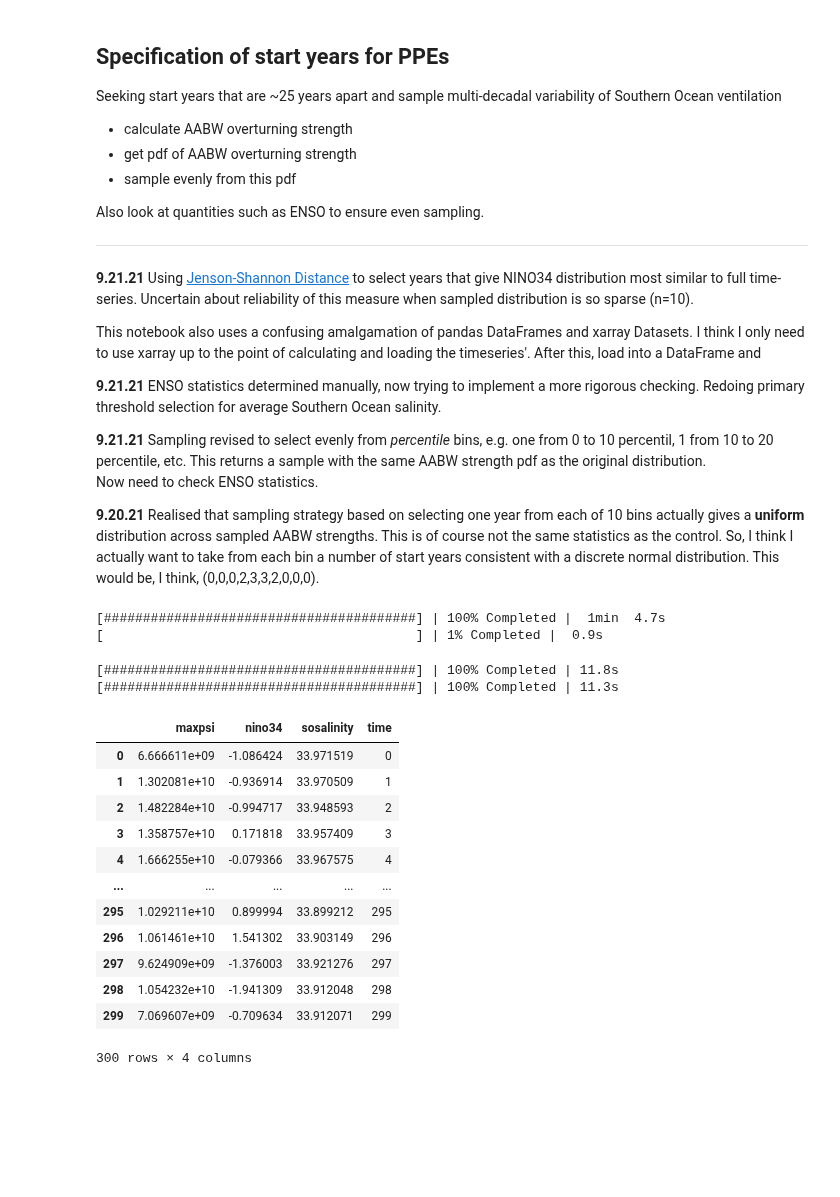
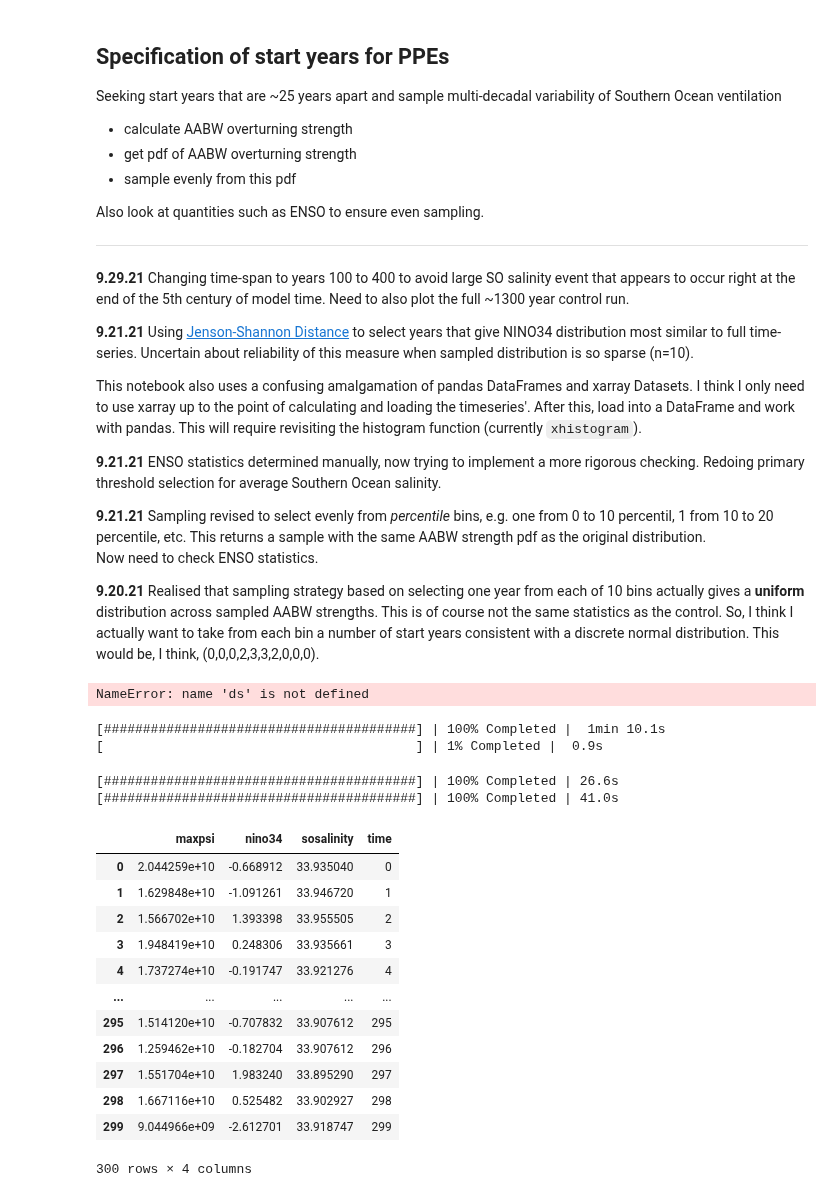
Before and after one commit to gmacgilchrist/esm4ppe_dev, a Jupyter notebook: notebooks/dev_startyears.ipynb, the cells around one changed output. Saved outputs shown, nothing was run; the diff lists cells and outputs as text; code cells hidden in the pictures; blank space fills up the shorter version.

```diff
--- a/notebooks/dev_startyears.ipynb
+++ b/notebooks/dev_startyears.ipynb
@@ -9,9 +9,11 @@ Also look at quantities such as ENSO to ensure even sampling.
 
 ***
 
+**9.29.21** Changing time-span to years 100 to 400 to avoid large SO salinity event that appears to occur right at the end of the 5th century of model time. Need to also plot the full ~1300 year control run.
+
 **9.21.21** Using [Jenson-Shannon Distance](https://medium.com/@sourcedexter/how-to-find-the-similarity-between-two-probability-distributions-using-python-a7546e90a08d) to select years that give NINO34 distribution most similar to full time-series. Uncertain about reliability of this measure when sampled distribution is so sparse (n=10).
 
-This notebook also uses a confusing amalgamation of pandas DataFrames and xarray Datasets. I think I only need to use xarray up to the point of calculating and loading the timeseries'. After this, load into a DataFrame and
+This notebook also uses a confusing amalgamation of pandas DataFrames and xarray Datasets. I think I only need to use xarray up to the point of calculating and loading the timeseries'. After this, load into a DataFrame and work with pandas. This will require revisiting the histogram function (currently `xhistogram`).
 
 **9.21.21** ENSO statistics determined manually, now trying to implement a more rigorous checking. Redoing primary threshold selection for average Southern Ocean salinity.
 
@@ -31,26 +33,29 @@ import matplotlib.gridspec as gridspec
 import scipy.stats
 # %%
 # Mass transport for AABW
-paths = '../data/raw/CTRL/pp/ocean_annual_rho2/ts/annual/5yr/ocean_annual_rho2.0[2-4]*.vmo.nc'
+paths = '../data/raw/CTRL/pp/ocean_annual_rho2/ts/annual/5yr/ocean_annual_rho2.0[1-3]*.vmo.nc'
 ds = xr.open_mfdataset(glob.glob(paths),use_cftime=True)
 # Surface temperature for ENSO
-paths = '../data/raw/CTRL/pp/ocean_monthly/ts/monthly/5yr/ocean_monthly.0[2-4]*.tos.nc'
+paths = '../data/raw/CTRL/pp/ocean_monthly/ts/monthly/5yr/ocean_monthly.0[1-3]*.tos.nc'
 dstos = (xr.open_mfdataset(glob.glob(paths),use_cftime=True)
          # Use groupby to pick out years (coarsen doesn't like cftime)
          .groupby('time.year').mean().rename({'year':'time'})
          # Align coords with ds
          .assign_coords({'time':ds['time']}).drop('average_DT'))
 # Surface salinity
-paths = '../data/raw/CTRL/pp/ocean_monthly/ts/monthly/5yr/ocean_monthly.0[2-4]*.sos.nc'
+paths = '../data/raw/CTRL/pp/ocean_monthly/ts/monthly/5yr/ocean_monthly.0[1-3]*.sos.nc'
 dssos = (xr.open_mfdataset(glob.glob(paths),use_cftime=True)
          # Use groupby to pick out years (coarsen doesn't like cftime)
          .groupby('time.year').mean().rename({'year':'time'})
          # Align coords with ds
          .assign_coords({'time':ds['time']}).drop('average_DT'))
 ds = xr.merge([ds,dstos,dssos])
+# ds = xr.merge([dstos,dssos])
 # Grid
-gridpath = '../data/raw/CTRL/pp/ocean_annual_rho2/ocean_annual_rho2.static.nc'
+gridpath = '../data/raw/CTRL/pp/ocean_monthly/ocean_monthly.static.nc'
 grid = xr.open_mfdataset(glob.glob(gridpath))
+# %% [output]
+NameError: name 'ds' is not defined
 # %%
 def cumsum_r(da,dim):
     '''Reverse cumulative sum'''
@@ -90,29 +95,30 @@ with ProgressBar():
     nino34 = nino34.load()
     sosalinity = sosalinity.load()
 # %% [output]
-[########################################] | 100% Completed |  1min  4.7s
+[########################################] | 100% Completed |  1min 10.1s
 [                                        ] | 1% Completed |  0.9s
-[########################################] | 100% Completed | 11.8s
-[########################################] | 100% Completed | 11.3s
+[########################################] | 100% Completed | 26.6s
+[########################################] | 100% Completed | 41.0s
 # %%
-df = pd.DataFrame({'maxpsi':maxpsi,
+df = pd.DataFrame({
+                   'maxpsi':maxpsi,
                    'nino34':nino34,
                    'sosalinity':sosalinity,
-                   'time':np.arange(len(maxpsi['time']))})
+                   'time':np.arange(len(sosalinity['time']))})
 df
 # %% [output]
 |  | maxpsi | nino34 | sosalinity | time |
-| 0 | 6.666611e+09 | -1.086424 | 33.971519 | 0 |
-| 1 | 1.302081e+10 | -0.936914 | 33.970509 | 1 |
-| 2 | 1.482284e+10 | -0.994717 | 33.948593 | 2 |
-| 3 | 1.358757e+10 | 0.171818 | 33.957409 | 3 |
-| 4 | 1.666255e+10 | -0.079366 | 33.967575 | 4 |
+| 0 | 2.044259e+10 | -0.668912 | 33.935040 | 0 |
+| 1 | 1.629848e+10 | -1.091261 | 33.946720 | 1 |
+| 2 | 1.566702e+10 | 1.393398 | 33.955505 | 2 |
+| 3 | 1.948419e+10 | 0.248306 | 33.935661 | 3 |
+| 4 | 1.737274e+10 | -0.191747 | 33.921276 | 4 |
 | ... | ... | ... | ... | ... |
-| 295 | 1.029211e+10 | 0.899994 | 33.899212 | 295 |
-| 296 | 1.061461e+10 | 1.541302 | 33.903149 | 296 |
-| 297 | 9.624909e+09 | -1.376003 | 33.921276 | 297 |
-| 298 | 1.054232e+10 | -1.941309 | 33.912048 | 298 |
-| 299 | 7.069607e+09 | -0.709634 | 33.912071 | 299 |
+| 295 | 1.514120e+10 | -0.707832 | 33.907612 | 295 |
+| 296 | 1.259462e+10 | -0.182704 | 33.907612 | 296 |
+| 297 | 1.551704e+10 | 1.983240 | 33.895290 | 297 |
+| 298 | 1.667116e+10 | 0.525482 | 33.902927 | 298 |
+| 299 | 9.044966e+09 | -2.612701 | 33.918747 | 299 |
 300 rows × 4 columns
 # %%
 # Calculate percentiles
```
Also changed, not shown: parts of 8 cells of this notebook, 5 other files.
